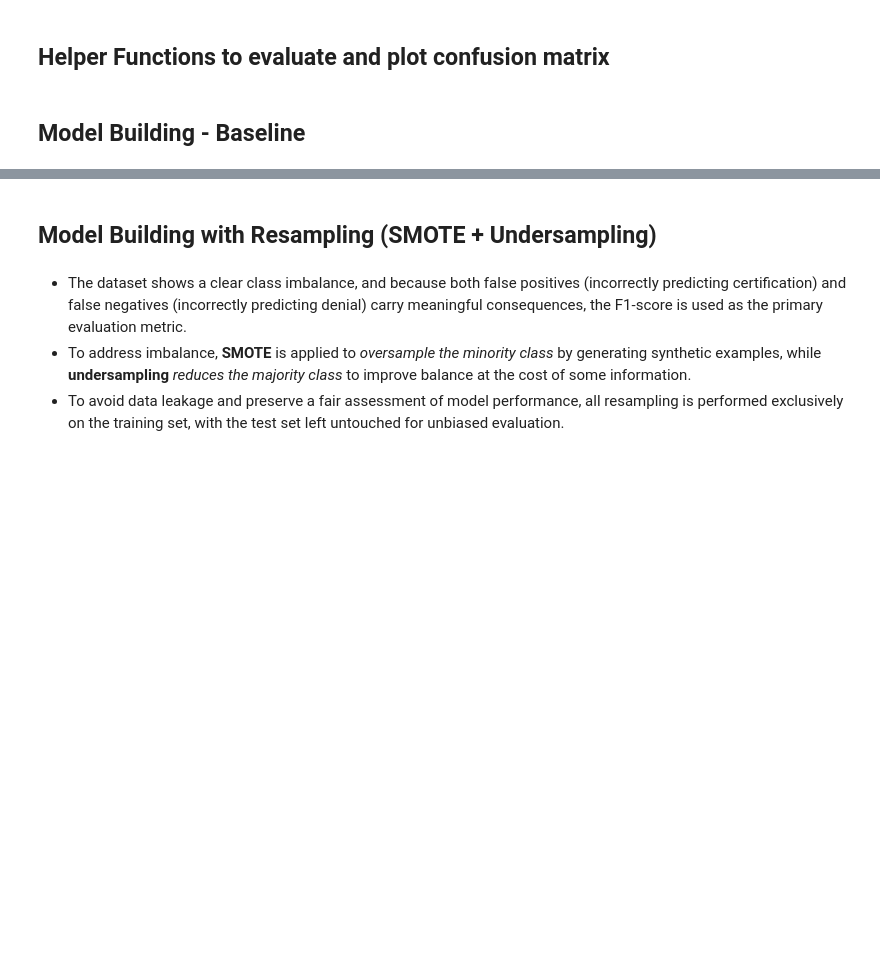
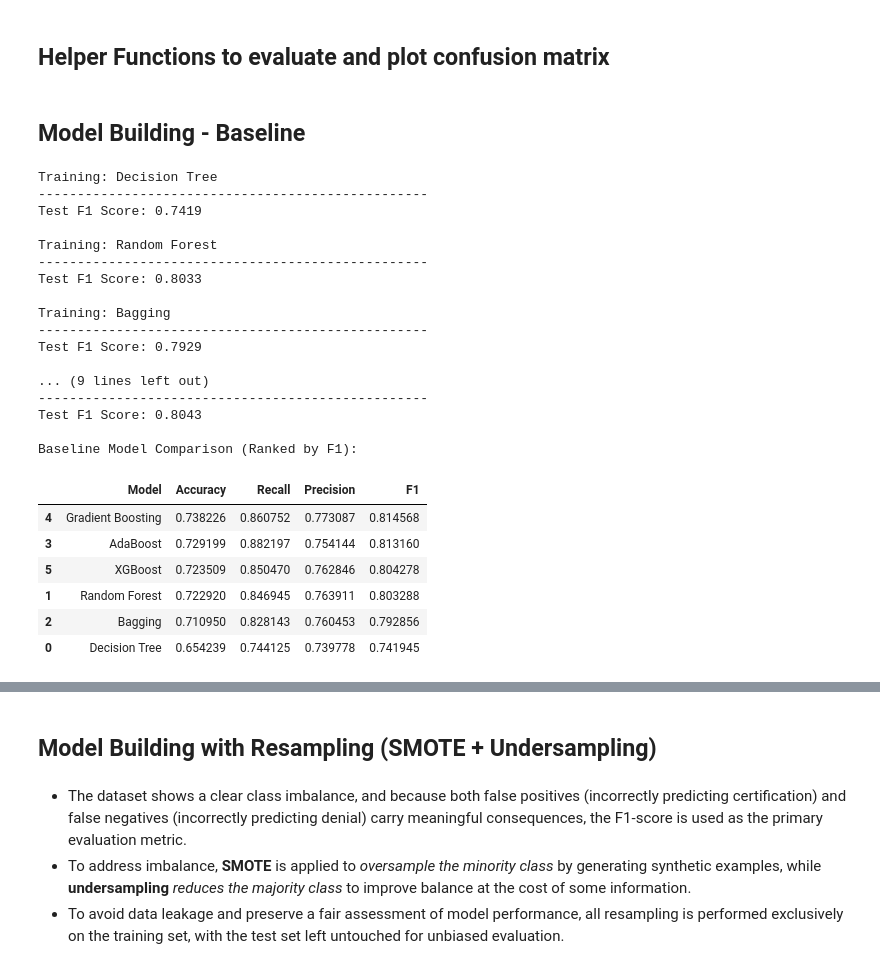
Before and after one commit to AnnieFiB/AIML-PGP, a Jupyter notebook: ensemble-learning-and-hyperparameter-tuning/Project_Full_Code_Notebook_EasyVisa.ipynb, the cells around one changed output, grey strips where cells are left out. Cells and saved outputs as stored; diff of their text form; code cells hidden in the pictures; blank space fills up the shorter version.

```diff
--- a/ensemble-learning-and-hyperparameter-tuning/Project_Full_Code_Notebook_EasyVisa.ipynb
+++ b/ensemble-learning-and-hyperparameter-tuning/Project_Full_Code_Notebook_EasyVisa.ipynb
@@ -55,12 +55,14 @@ ___
 # Ignore warnings
 import warnings
 warnings.filterwarnings("ignore")
+warnings.filterwarnings("ignore", category=UserWarning)
 
 # Core libraries
 import math
 import joblib
 import numpy as np
 import pandas as pd
+from pandas.api.types import is_numeric_dtype
 
 # Visualisation
 import matplotlib.pyplot as plt
@@ -86,6 +88,7 @@ from sklearn.pipeline import Pipeline
 # Sampling
 from imblearn.over_sampling import SMOTE
 from imblearn.under_sampling import RandomUnderSampler
+
 
 # Models
 from sklearn.tree import DecisionTreeClassifier
@@ -121,9 +124,11 @@ pd.set_option("display.max_rows", 100)
 # Reproducibility
 RANDOM_STATE = 42
 
-# Target and ID columns
+# To set the target column name
 TARGET_COL = "case_status"
-ID_COL = "case_id"
+id_cols = "case_id"
+
+%matplotlib inline
 
 # Label encoder
 le = LabelEncoder()
@@ -996,7 +1102,13 @@ models = {
 # Train + evaluate all models
 results = []
 fitted_models = {}
-y_test_used = {}   # <-- store correct labels per model
+y_test_used = {}
+
+# Fit label encoder once
+le.fit(y_train)
+
+# Get encoded positive label for XGBoost
+xgb_positive_label = le.transform(["Certified"])[0]
 
 for name, model in models.items():
     print(f"\nTraining: {name}")
@@ -1006,37 +1118,64 @@ for name, model in models.items():
         ("prep", preprocess_for_models),
         ("model", model)
     ])
 
     # XGBoost requires numeric labels
     if name == "XGBoost":
-        y_train_fit = le.fit_transform(y_train)
+        y_train_fit = le.transform(y_train)
         y_test_eval = le.transform(y_test)
+        positive_label = le.transform(["Certified"])[0]
     else:
         y_train_fit = y_train
         y_test_eval = y_test
+        positive_label = "Certified"
 
     pipe.fit(X_train, y_train_fit)
     fitted_models[name] = pipe
-    y_test_used[name] = y_test_eval   # <-- store it
+    y_test_used[name] = y_test_eval
 
     perf = evaluate_classifier(
         pipe,
         X_test,
         y_test_eval,
         plot_cm=False,
-        positive_label=1 if name == "XGBoost" else "Certified"
+        positive_label=positive_label
     )
 
-    print(f"Test F1 Score: {perf['F1'].values[0]:.4f}")
+    print(f"Test F1 Score: {perf['F1'].iloc[0]:.4f}")
     perf.insert(0, "Model", name)
     results.append(perf)
 
 # Combine results
 baseline_results_df = pd.concat(results, ignore_index=True)
 baseline_results_df = baseline_results_df.sort_values(by="F1", ascending=False)
 
 print("\nBaseline Model Comparison (Ranked by F1):")
 display(baseline_results_df)
+# %% [output]
+Training: Decision Tree
+--------------------------------------------------
+Test F1 Score: 0.7419
+
+Training: Random Forest
+--------------------------------------------------
+Test F1 Score: 0.8033
+
+Training: Bagging
+--------------------------------------------------
+Test F1 Score: 0.7929
+
+... (9 lines left out)
+--------------------------------------------------
+Test F1 Score: 0.8043
+
+Baseline Model Comparison (Ranked by F1):
+|  | Model | Accuracy | Recall | Precision | F1 |
+| 4 | Gradient Boosting | 0.738226 | 0.860752 | 0.773087 | 0.814568 |
+| 3 | AdaBoost | 0.729199 | 0.882197 | 0.754144 | 0.813160 |
+| 5 | XGBoost | 0.723509 | 0.850470 | 0.762846 | 0.804278 |
+| 1 | Random Forest | 0.722920 | 0.846945 | 0.763911 | 0.803288 |
+| 2 | Bagging | 0.710950 | 0.828143 | 0.760453 | 0.792856 |
+| 0 | Decision Tree | 0.654239 | 0.744125 | 0.739778 | 0.741945 |
 # %%
 # Identify best model and plot its confusion matrix with original labels
 
```
Also changed, not shown: parts of 37 cells of this notebook, 10 other files.
